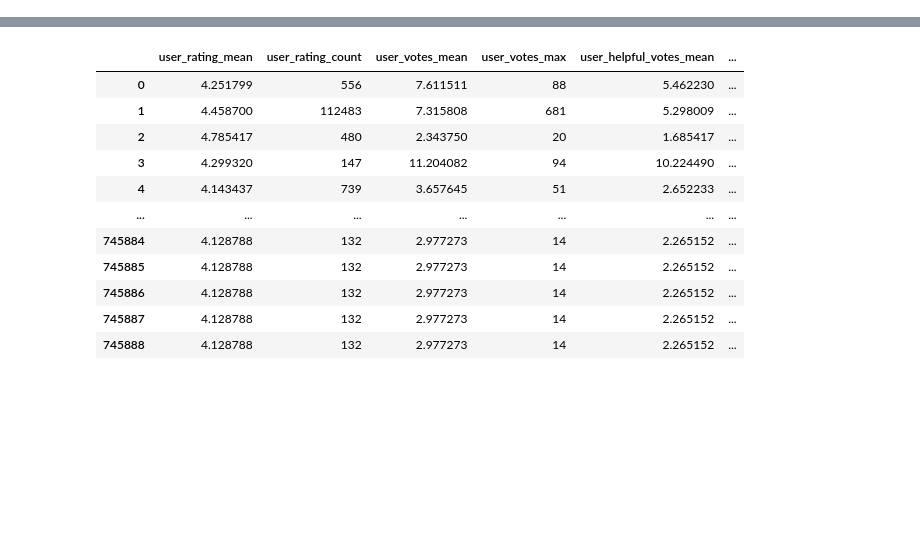
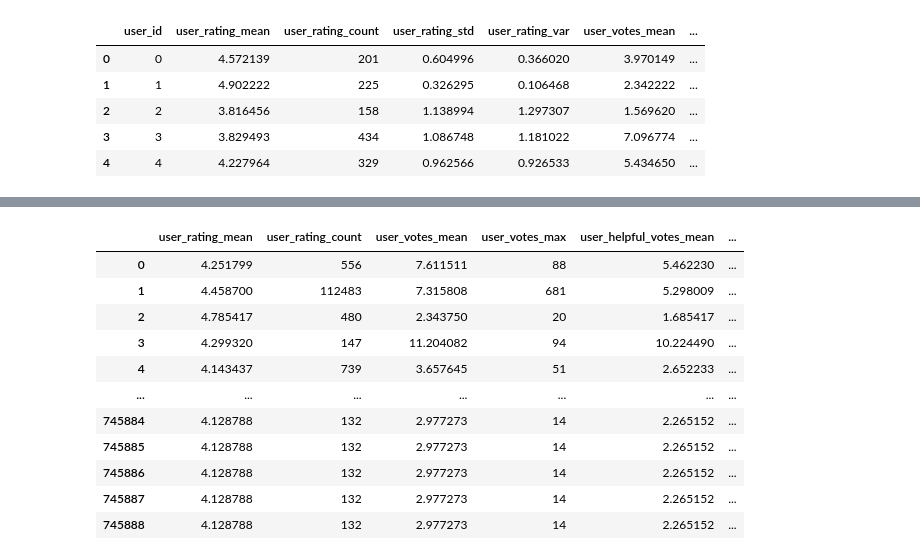
Before and after one commit to zhiqiang00/game, a Jupyter notebook: ITI5212_Rec_Sys_2024/data_process.ipynb, the cells around one changed output, grey strips where cells are left out. Saved outputs shown, nothing was run; the diff lists cells and outputs as text; code cells hidden in the pictures; blank space fills up the shorter version.

```diff
--- a/ITI5212_Rec_Sys_2024/data_process.ipynb
+++ b/ITI5212_Rec_Sys_2024/data_process.ipynb
@@ -10,31 +10,25 @@ pd.options.display.max_columns=10000#Notebook 的一个cell的显示列数
 # %%
 ## 数据处理
 train_data = pd.read_csv('./data/train.csv')
 test_data = pd.read_csv('./data/test.csv')
 
 # 计算用户特征
 user_features = train_data.groupby('user_id').agg({
-    'rating': ['mean', 'count'],
+    'rating': ['mean', 'count', 'std', 'var'],
     'votes': ['mean', 'max'],
     'helpful_votes': ['mean', 'max']
 }).reset_index()
-user_features.columns = ['user_id', 'user_rating_mean', 'user_rating_count', 'user_votes_mean', 'user_votes_max',
+
+user_features.columns = ['user_id', 'user_rating_mean', 'user_rating_count', 'user_rating_std', 'user_rating_var',
+                         'user_votes_mean', 'user_votes_max',
                          'user_helpful_votes_mean', 'user_helpful_votes_max']
-
-# 计算产品特征
-product_features = train_data.groupby('product_id').agg({
-    'rating': ['mean', 'count'],
-    'votes': ['mean', 'max'],
-    'helpful_votes': ['mean', 'max']
-}).reset_index()
-product_features.columns = ['product_id', 'product_rating_mean', 'product_rating_count', 'product_votes_mean', 'product_votes_max',
-                            'product_helpful_votes_mean', 'product_helpful_votes_max']
-
-train_data = train_data.merge(user_features, on='user_id').merge(product_features, on='product_id')
-
-
-# 生成用户和产品特征
-test_data = test_data.merge(user_features, on='user_id', how='left').merge(product_features, on='product_id', how='left')
-
-# 填充缺失值
-test_data.fillna(0, inplace=True)  # 或者使用其他合适的填充方法
+user_features['user_votes_helpful_rate'] = user_features['user_helpful_votes_mean'] / user_features['user_votes_mean']
+user_features['user_helpful_rating'] = user_features['user_votes_helpful_rate'] * user_features['user_rating_mean']
+user_features.head()
+# %% [output]
+|  | user_id | user_rating_mean | user_rating_count | user_rating_std | user_rating_var | user_votes_mean | ... |
+| 0 | 0 | 4.572139 | 201 | 0.604996 | 0.366020 | 3.970149 | ... |
+| 1 | 1 | 4.902222 | 225 | 0.326295 | 0.106468 | 2.342222 | ... |
+| 2 | 2 | 3.816456 | 158 | 1.138994 | 1.297307 | 1.569620 | ... |
+| 3 | 3 | 3.829493 | 434 | 1.086748 | 1.181022 | 7.096774 | ... |
+| 4 | 4 | 4.227964 | 329 | 0.962566 | 0.926533 | 5.434650 | ... |
```
Also changed, not shown: parts of 7 cells of this notebook, 59 other files.
